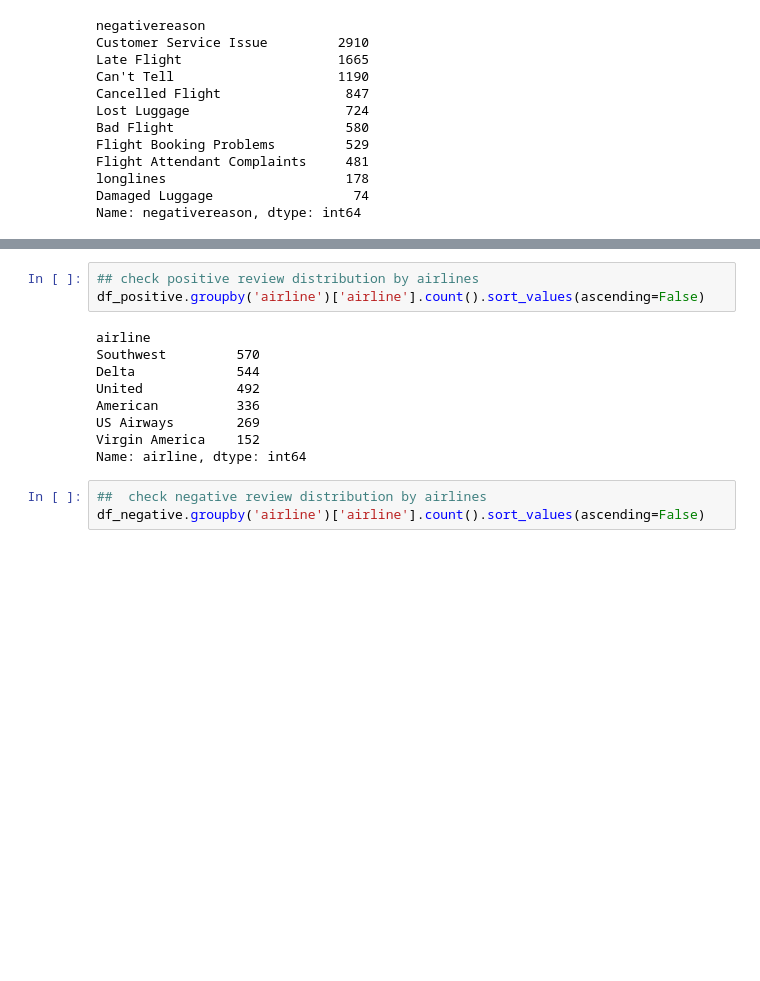
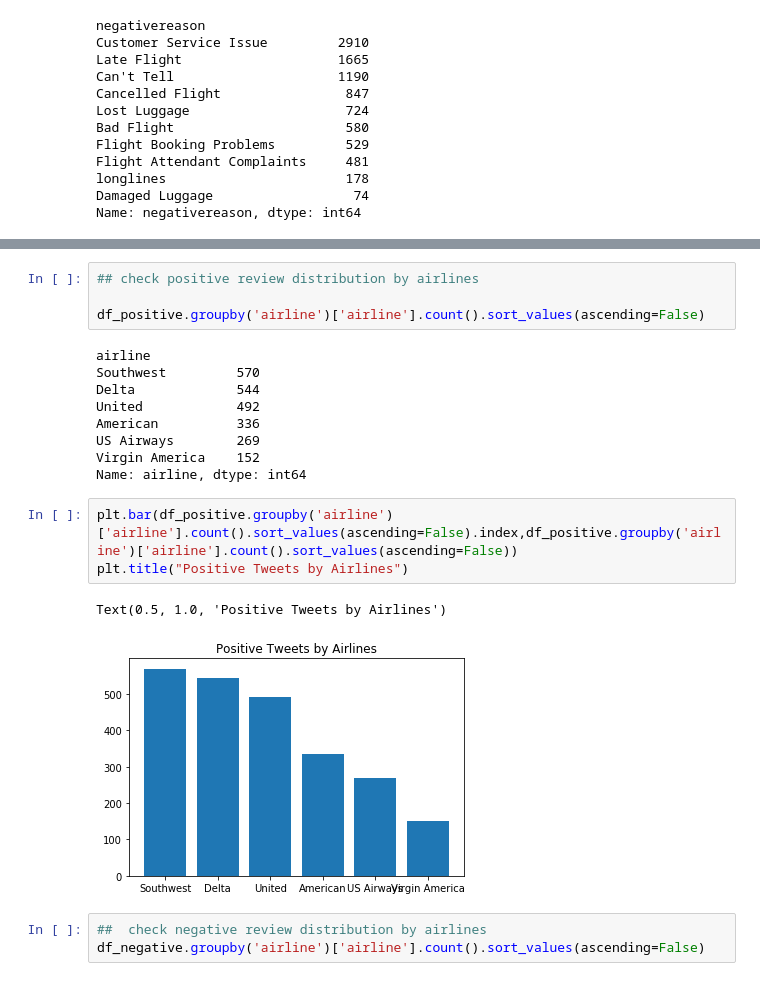
Before and after one commit to stevesong1121/Springboard-Course-Capstone-Project-2, a Jupyter notebook: Capstone Project 2 .ipynb, the cells around one changed output, grey strips where cells are left out. Cells and saved outputs as stored; diff of their text form; blank space fills up the shorter version.

```diff
--- a/Capstone Project 2 .ipynb
+++ b/Capstone Project 2 .ipynb
@@ -99,5 +145,6 @@ Name: negativereason, dtype: int64
 # %%
 ## check positive review distribution by airlines
+
 df_positive.groupby('airline')['airline'].count().sort_values(ascending=False)
 # %% [output]
 airline
@@ -108,6 +155,12 @@ American          336
 US Airways        269
 Virgin America    152
 Name: airline, dtype: int64
+# %%
+plt.bar(df_positive.groupby('airline')['airline'].count().sort_values(ascending=False).index,df_positive.groupby('airline')['airline'].count().sort_values(ascending=False))
+plt.title("Positive Tweets by Airlines")
+# %% [output]
+Text(0.5, 1.0, 'Positive Tweets by Airlines')
+[figure, added]
 # %%
 ##  check negative review distribution by airlines
 df_negative.groupby('airline')['airline'].count().sort_values(ascending=False)
```
Also changed, not shown: parts of 87 cells of this notebook.
